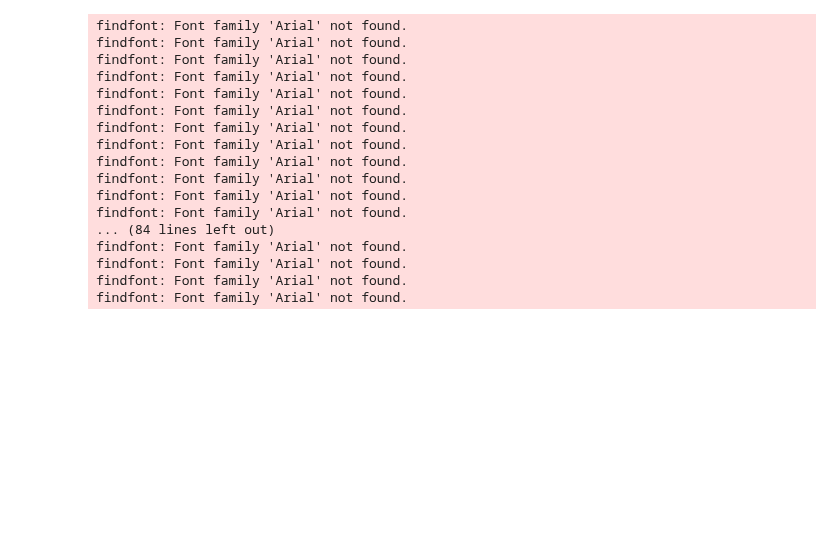
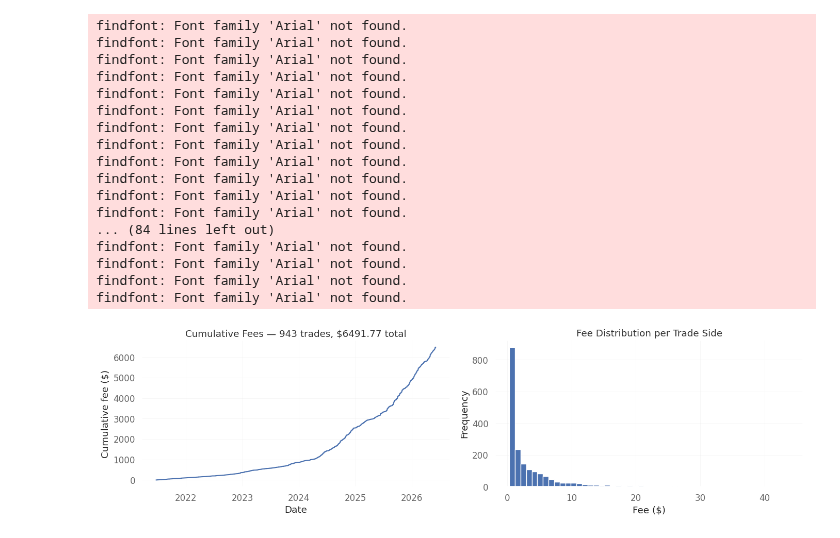
Before and after one commit to sbOogway/orb, a Jupyter notebook: backtest.ipynb, the cells around one changed output. Cells and saved outputs as stored; diff of their text form; code cells hidden in the pictures; blank space fills up the shorter version.

```diff
--- a/backtest.ipynb
+++ b/backtest.ipynb
@@ -65,6 +71,7 @@ equity = []
 portfolio_value = 1_000
 trade_count = 0
 total_fees = 0.0
+trade_fees = []
 
 monthly_data_fee = 4.5
 last_month = None
@@ -72,6 +79,7 @@ last_month = None
 
 for day in market_days:
     daily_opening_range_volume = []
+    tickers = get_tickers()
     for ticker in tickers:
         tbl = table_name(ticker, timeframe="5m_first")
         try:
@@ -155,6 +163,7 @@ for day in market_days:
                         portfolio_value += shares * entry_price - fee
                         trade_count += 1
                         total_fees += fee
+                        trade_fees.append({"date": day, "fee": fee})
                         is_trade_open = True
                         trade_made_today = True
                 elif long_signal and not trade_made_today and high >= stop_order_entry:
@@ -170,6 +179,7 @@ for day in market_days:
                         portfolio_value -= cost
                         trade_count += 1
                         total_fees += fee
+                        trade_fees.append({"date": day, "fee": fee})
                         is_trade_open = True
                         trade_made_today = True
             else:
@@ -177,11 +187,13 @@ for day in market_days:
                     fee = trade_cost(shares, stop_order_stop_loss, sell=False)
                     portfolio_value -= shares * stop_order_stop_loss + fee
                     total_fees += fee
+                    trade_fees.append({"date": day, "fee": fee})
                     is_trade_open = False
                 elif long_signal and low <= stop_order_stop_loss:
                     fee = trade_cost(shares, stop_order_stop_loss, sell=True)
                     portfolio_value += shares * stop_order_stop_loss - fee
                     total_fees += fee
+                    trade_fees.append({"date": day, "fee": fee})
                     is_trade_open = False
         # --- close any open position at last candle ---
         if is_trade_open:
@@ -191,10 +203,12 @@ for day in market_days:
                 fee = trade_cost(shares, close_price, sell=False)
                 portfolio_value -= shares * close_price + fee
                 total_fees += fee
+                trade_fees.append({"date": day, "fee": fee})
             elif long_signal:
                 fee = trade_cost(shares, close_price, sell=True)
                 portfolio_value += shares * close_price - fee
                 total_fees += fee
+                trade_fees.append({"date": day, "fee": fee})
             is_trade_open = False
 
 
@@ -242,3 +274,32 @@ findfont: Font family 'Arial' not found.
 findfont: Font family 'Arial' not found.
 findfont: Font family 'Arial' not found.
 findfont: Font family 'Arial' not found.
+# %%
+import matplotlib.pyplot as plt
+
+if trade_fees:
+    fee_df = pd.DataFrame(trade_fees)
+    fee_df["date"] = pd.to_datetime(fee_df["date"])
+    fee_df = fee_df.sort_values("date")
+    fee_df["cumulative"] = fee_df["fee"].cumsum()
+
+    fig, (ax1, ax2) = plt.subplots(1, 2, figsize=(14, 4))
+
+    ax1.plot(fee_df["date"], fee_df["cumulative"])
+    ax1.set_title(f"Cumulative Fees \u2014 {trade_count} trades, ${total_fees:.2f} total")
+    ax1.set_ylabel("Cumulative fee ($)")
+    ax1.set_xlabel("Date")
+    ax1.grid(True, alpha=0.3)
+
+    ax2.hist(fee_df["fee"], bins=50, edgecolor="white")
+    ax2.set_title(f"Fee Distribution per Trade Side")
+    ax2.set_xlabel("Fee ($)")
+    ax2.set_ylabel("Frequency")
+    ax2.grid(True, alpha=0.3)
+
+    plt.tight_layout()
+    plt.show()
+else:
+    print("No trades made")
+# %% [output]
+[figure, added]
```
Also changed, not shown: parts of 3 cells of this notebook, 22 other files.
